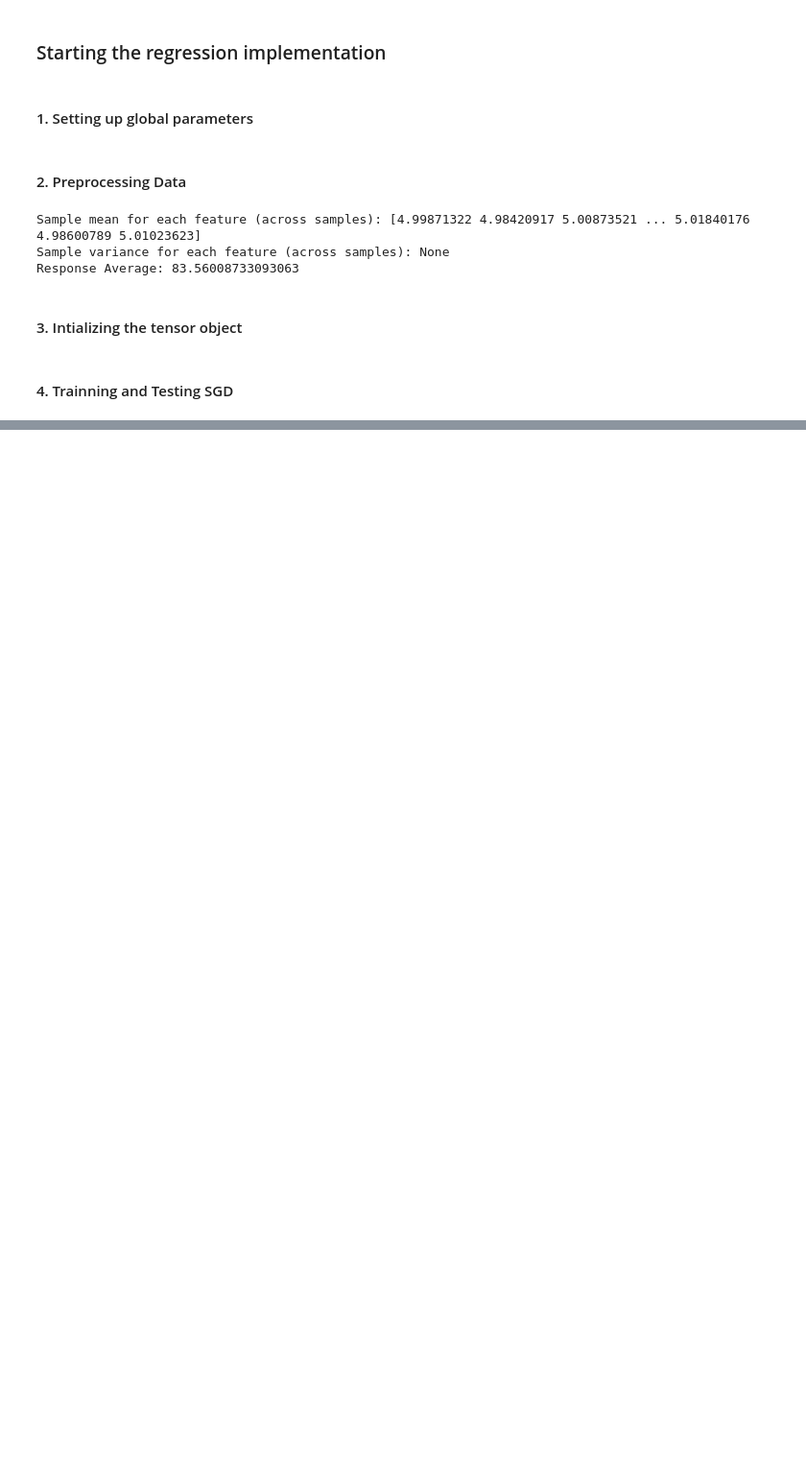
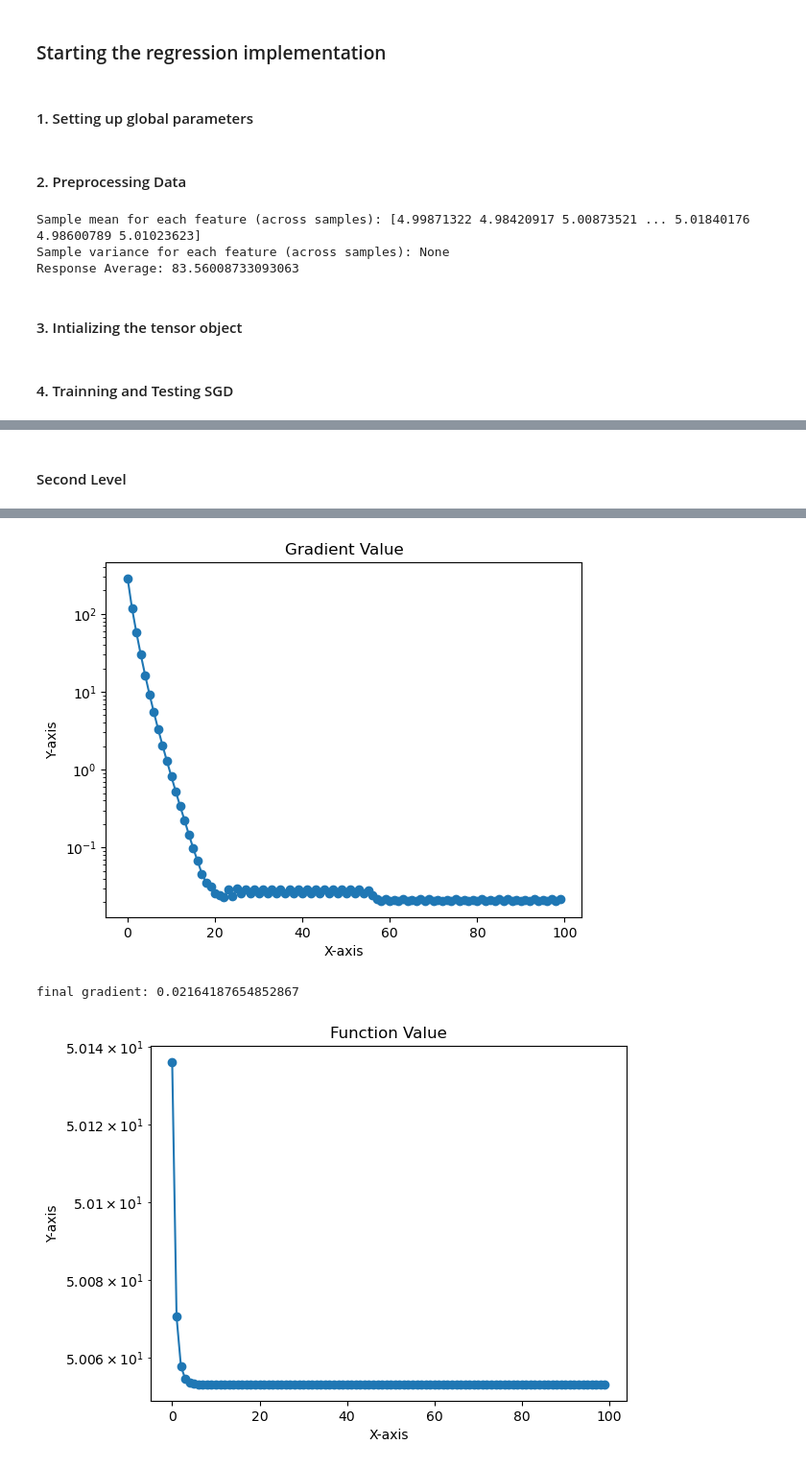
Before and after one commit to LaKrAmA95/LSR-Tensor-Ridge-Regression, a Jupyter notebook: Platforms_for_Experments/Jupyter Notebooks/Experiments_Solving_only_core_tensor_problem_fixing_everythig_to_be_true_with_known_lambda.ipynb, the cells around one changed output, grey strips where cells are left out. Shown at 96% size. Saved outputs shown, nothing was run; the diff lists cells and outputs as text; code cells hidden in the pictures; blank space fills up the shorter version.

```diff
--- a/Platforms_for_Experments/Jupyter Notebooks/Experiments_Solving_only_core_tensor_problem_fixing_everythig_to_be_true_with_known_lambda.ipynb
+++ b/Platforms_for_Experments/Jupyter Notebooks/Experiments_Solving_only_core_tensor_problem_fixing_everythig_to_be_true_with_known_lambda.ipynb
@@ -1062,0 +1168,69 @@ final gradient: 1010.9061889648438
+# %% [markdown]
+#### Second Level
+# %%
+learning_rates = [0.0000015]
+
+
+for idx,lr in enumerate (learning_rates):
+
+      print('')
+      print('-------------------------------------Learning Rate',lr,'-----------------------------------------')
+      lsr_tensor_SGD_2 = copy.deepcopy(factor_core_iterate_SGD[-1])
+      learning_rate = lr
+      epochs = 100
+      batch_size = 650
+
+      momentum = 0
+      nesterov = False
+      decay_factor = 0
+      hypers = {'max_iter': 1, 'threshold': 1e-4, 'ranks': tuple(tensor_mode_ranks), 'separation_rank': separation_rank,'learning_rate':learning_rate,'epochs':epochs,'batch_size': batch_size, 'momentum':momentum, 'nesterov': nesterov, 'decay_factor': decay_factor}
+
+      normalized_estimation_error_SGD_2, test_nmse_loss_SGD_2, test_R2_loss_SGD_2, test_correlation_SGD_2, objective_function_values_SGD_2,gradient_values_SGD_2,iterate_differences_SGD_2,epoch_level_gradients_SGD_2,epoch_level_function_2,tensor_iteration_SGD_2,factor_core_iterate_SGD_2 = train_test_sgd(X_train, Y_train, X_test, Y_test, lambda1, hypers, Y_train_mean,lsr_tensor_SGD_2,B_tensored,intercept= False, Initializer = lsr_tensor_SGD_2.core_tensor)
+
+
+      #Get current time and store in variable
+      formatted_time = datetime.datetime.now().strftime("%Y-%m-%d %H:%M:%S")
+      max_iter = hypers['max_iter']
+      pkl_file = f"/Users/lakrama/Neuro Project Codes/LSR-Tensor-Ridge-Regression_All_Data/Platforms for Experments/Data/Experiments_Isolating_Sub_Problems/Final lr search/After Indentifinig Batch Size Issue/Gradient Descent/SGD_Level_2_SGD_Full_Batch_learning_rate_{learning_rate}_decay_{decay_factor}_intercept5_,ExecutionTime{formatted_time}, n_train_{n_train},n_test_{n_test}, tensor_dimensions:{tensor_dimensions}, tensor_mode_= ranks:{tensor_mode_ranks}, separation_rank:{separation_rank}, max_iter={max_iter}.pkl"
+
+      with open(pkl_file, "wb") as file:
+        dill.dump((lsr_tensor_SGD_2,lambda1, normalized_estimation_error_SGD_2, test_nmse_loss_SGD_2, test_R2_loss_SGD_2, test_correlation_SGD_2, objective_function_values_SGD_2,gradient_values_SGD_2,iterate_differences_SGD_2,epoch_level_gradients_SGD_2,epoch_level_function_2,tensor_iteration_SGD_2,factor_core_iterate_SGD_2), file)
+
+
+      print("Error Report on Testing _ With best Lambda")
+      print("SGD_Alpha chosen for model: ", lambda1)
+      print("SGD_Test Normalized Estimation Error: ", normalized_estimation_error_SGD_2)
+      print("SGD_Test NMSE Loss: ", test_nmse_loss_SGD_2)
+      print("SGD_Test R2 Loss: ", test_R2_loss_SGD_2)
+      print("SGD_Test Correlation: ", test_correlation_SGD_2)
+      print("Objective Function Values", objective_function_values_SGD_2[0,1,2])
+
+      # Looking at the  variation of function values within a BCD iteration
+
+      import matplotlib.pyplot as plt
+
+      # Create a line plot
+      plt.plot(epoch_level_gradients_SGD_2[0,1,2,:], marker='o')
+
+      # Add title and labels
+      plt.title('Gradient Value')
+      plt.xlabel('X-axis')
+      plt.yscale('log')
+      plt.ylabel('Y-axis')
+
+      plt.show()
+
+      print(f'final gradient: {epoch_level_gradients_SGD_2[0,1,2,-1]}')
+      # fucnion value
+
+      # Create a line plot
+      plt.plot(epoch_level_function_2[0,1,2,:], marker='o')
+
+      # Add title and labels
+      plt.title('Function Value')
+      plt.xlabel('X-axis')
+      plt.yscale('log')
+      plt.ylabel('Y-axis')
+
+      plt.show()
+# %% [output]
@@ -1062,0 +1254,3 @@ final gradient: 1010.9061889648438
+[figure, added]
+final gradient: 0.02164187654852867
+[figure, added]
```
Also changed, not shown: parts of 10 cells of this notebook, 3 other files.
